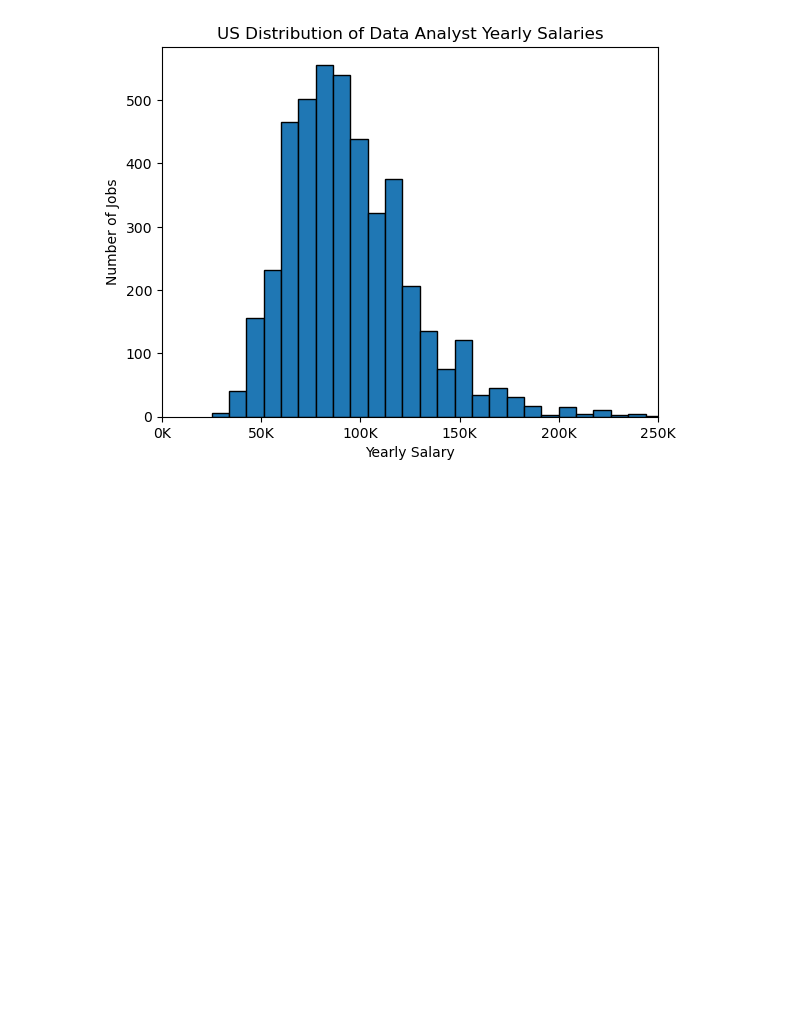
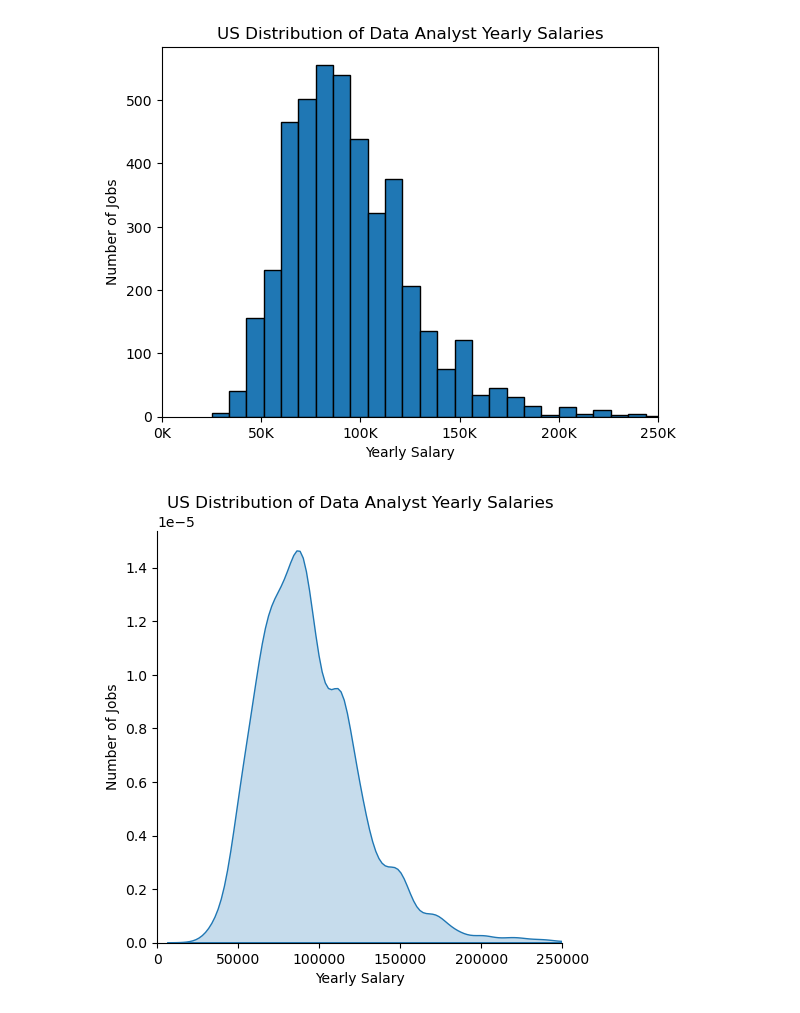
Before and after one commit to Mitchell-Ngetich/Python, a Jupyter notebook: Mitch/2_Advanced/19_Histograms.ipynb, the cells around one changed output. Cells and saved outputs as stored; diff of their text form; code cells hidden in the pictures; blank space fills up the shorter version.

Commit message:
Seaborn Plot

```diff
--- a/Mitch/2_Advanced/19_Histograms.ipynb
+++ b/Mitch/2_Advanced/19_Histograms.ipynb
@@ -25,3 +25,16 @@ plt.ylabel("Number of Jobs")
 plt.show()
 # %% [output]
 [figure]
+# %%
+#Using Seaborn Plot Method
+import seaborn as sns
+sns.displot(df_US["salary_year_avg"], kind="kde", fill=True)
+# ax.xaxis.set_major_formatter(plt.FuncFormatter(lambda x, pos: f"{int(x/1000)}K"))
+
+plt.xlim(0, 250000)
+plt.title("US Distribution of Data Analyst Yearly Salaries")
+plt.xlabel("Yearly Salary")
+plt.ylabel("Number of Jobs")
+plt.show()
+# %% [output]
+[figure, added]
```
Also changed, not shown: 2 other files.
